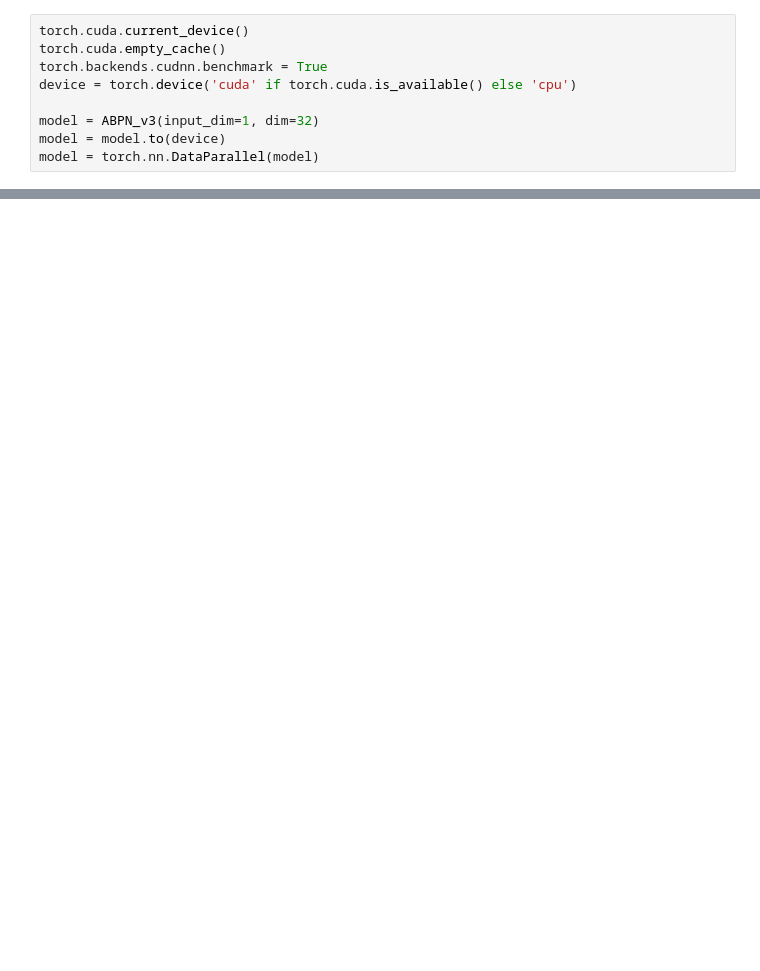
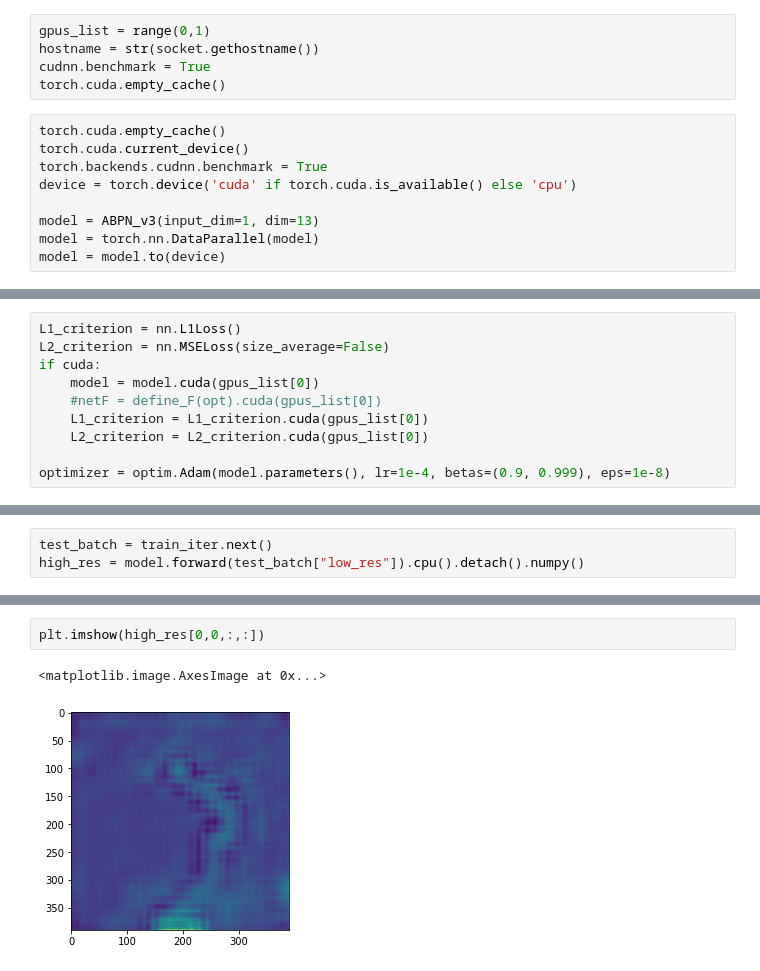
Before and after one commit to kyle-gao/GRSS_TrackMSD2021, a Jupyter notebook: SuperResolutionWithABPN.ipynb, the cells around one changed output, grey strips where cells are left out. Drawn from its saved outputs; the diff is of its cells as text; blank space fills up the shorter version.

```diff
--- a/SuperResolutionWithABPN.ipynb
+++ b/SuperResolutionWithABPN.ipynb
@@ -679,9 +970,14 @@ class Space_Time_Attention_v2(torch.nn.Module):
+# %%
+gpus_list = range(0,1)
+hostname = str(socket.gethostname())
+cudnn.benchmark = True
+torch.cuda.empty_cache()
 # %%
+torch.cuda.empty_cache()
 torch.cuda.current_device()
-torch.cuda.empty_cache()
 torch.backends.cudnn.benchmark = True
 device = torch.device('cuda' if torch.cuda.is_available() else 'cpu')
 
-model = ABPN_v3(input_dim=1, dim=32)
+model = ABPN_v3(input_dim=1, dim=13)
+model = torch.nn.DataParallel(model)
 model = model.to(device)
-model = torch.nn.DataParallel(model)
@@ -693,0 +1004,10 @@ RuntimeError: ignored
+# %%
+L1_criterion = nn.L1Loss()
+L2_criterion = nn.MSELoss(size_average=False)
+if cuda:
+    model = model.cuda(gpus_list[0])
+    #netF = define_F(opt).cuda(gpus_list[0])
+    L1_criterion = L1_criterion.cuda(gpus_list[0])
+    L2_criterion = L2_criterion.cuda(gpus_list[0])
+
+optimizer = optim.Adam(model.parameters(), lr=1e-4, betas=(0.9, 0.999), eps=1e-8)
@@ -693,0 +1046,3 @@ RuntimeError: ignored
+# %%
+test_batch = train_iter.next()
+high_res = model.forward(test_batch["low_res"]).cpu().detach().numpy()
@@ -693,0 +1056,5 @@ RuntimeError: ignored
+# %%
+plt.imshow(high_res[0,0,:,:])
+# %% [output]
+<matplotlib.image.AxesImage at 0x...>
+[figure, added]
```
Also changed, not shown: parts of 24 cells of this notebook.
